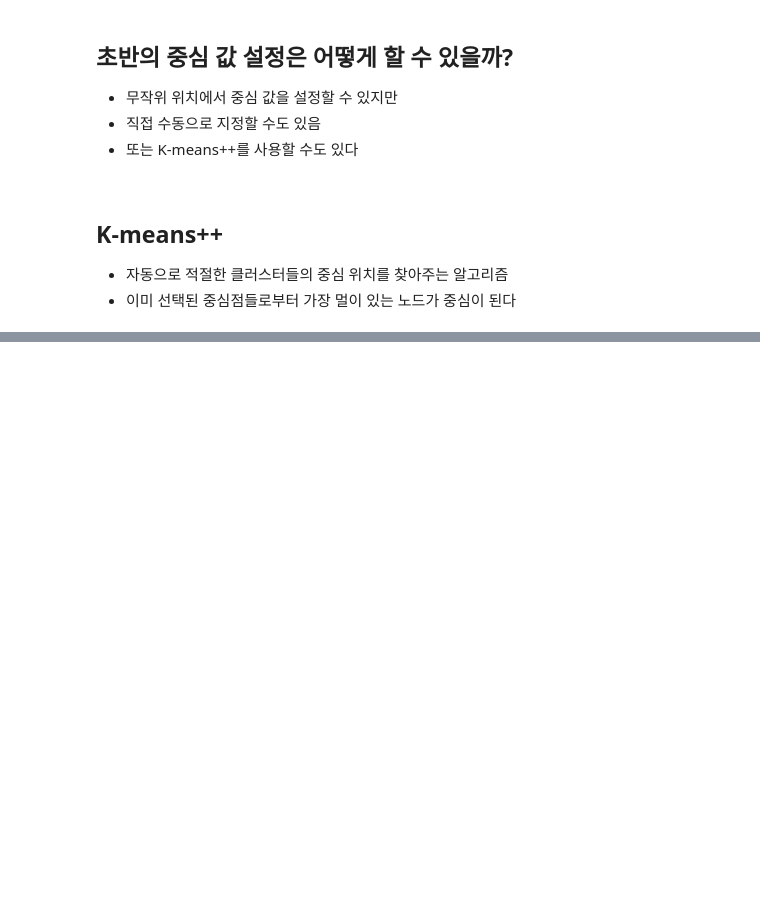
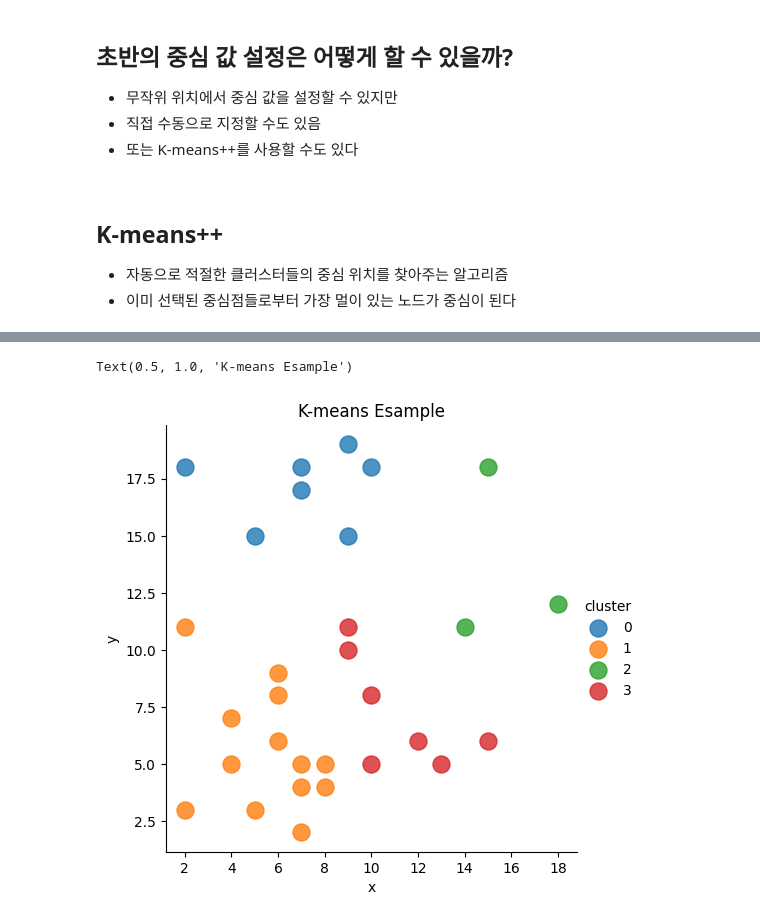
Before and after one commit to ChaesongYun/Tensorflow, a Jupyter notebook: 빅데이터K평균.ipynb, the cells around one changed output, grey strips where cells are left out. Saved outputs shown, nothing was run; the diff lists cells and outputs as text; code cells hidden in the pictures; blank space fills up the shorter version.

```diff
--- a/빅데이터K평균.ipynb
+++ b/빅데이터K평균.ipynb
@@ -32,0 +168,3 @@
+# %%
+df['cluster'] = kmeans.labels_
+df.head(30)
@@ -32,0 +189,6 @@
+# %%
+sb.lmplot(x= 'x', y='y', data=df, fit_reg=False, scatter_kws={'s':150}, hue="cluster")
+plt.title('K-means Esample')
+# %% [output]
+Text(0.5, 1.0, 'K-means Esample')
+[figure, added]
```
Also changed, not shown: parts of 8 cells of this notebook.
